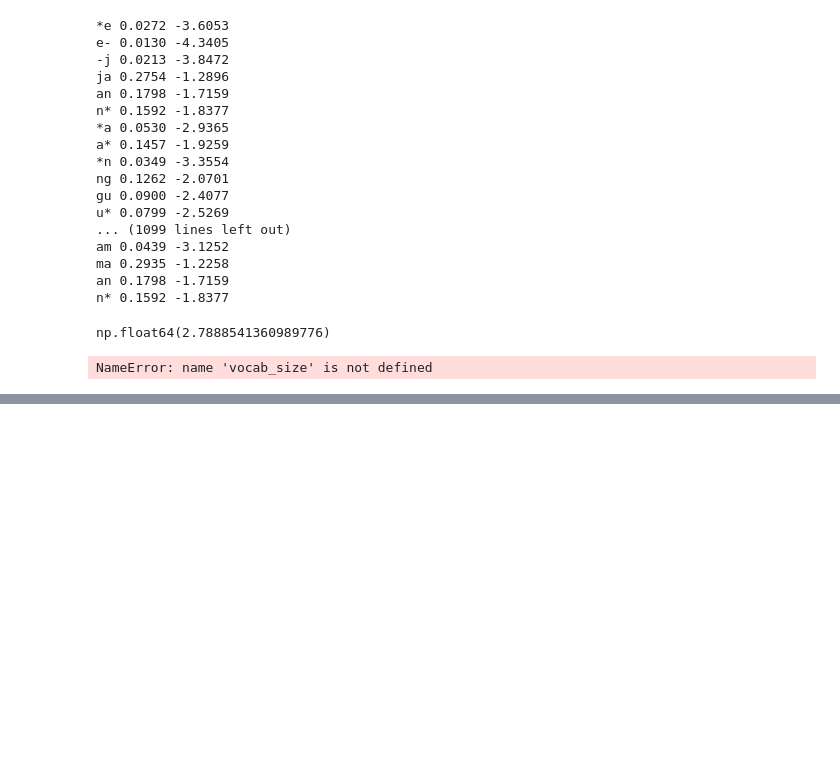
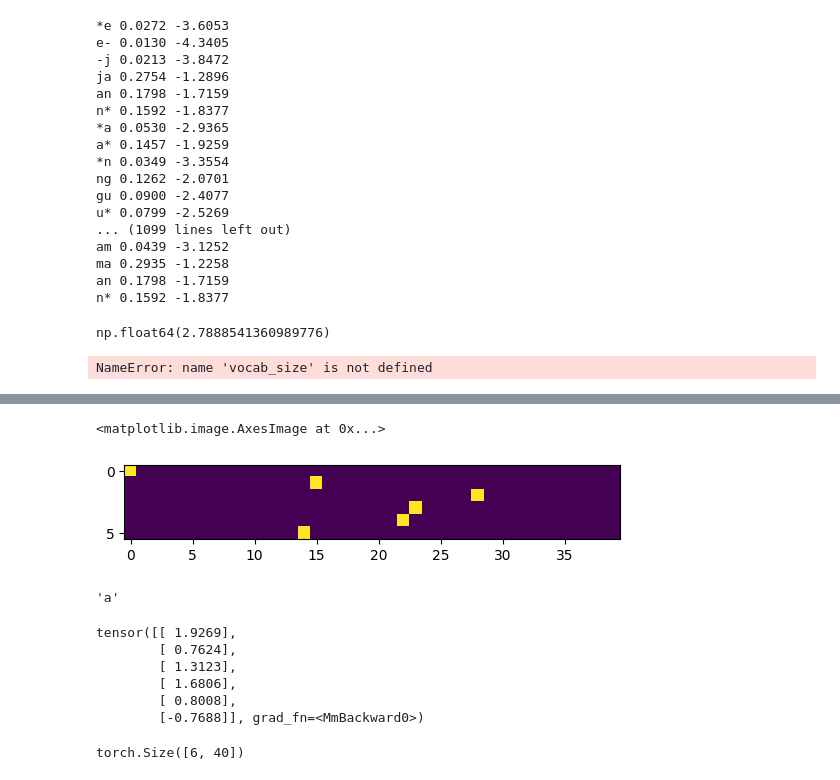
Before and after one commit to TCVM/LLM, a Jupyter notebook: makemore_bigramas_1.ipynb, the cells around one changed output, grey strips where cells are left out. Drawn from its saved outputs; the diff is of its cells as text; code cells hidden in the pictures; blank space fills up the shorter version.

```diff
--- a/makemore_bigramas_1.ipynb
+++ b/makemore_bigramas_1.ipynb
@@ -447,9 +447,12 @@ xs, ys = [], []
 # %%
-for d in dataset[:1]:
+xs, ys = [], []
+for d in dataset[3:4]:
     example = ['*'] + list(d) + ['*']
     for c1, c2 in zip(example, example[1:]):
         xs.append(ctoi[c1]) #x->vertical izquierda
         ys.append(ctoi[c2]) #y->vertical derecha
        #print(c1, c2)
-xs, ys #indice de caracter
+xs = torch.tensor(xs)
+ys = torch.tensor(ys)
+itoc[23]
 # %% [output]
@@ -468,0 +498,12 @@ m *
+# %%
+nclasses = len(charset)
+xenc = F.one_hot(xs, num_classes=nclasses).float()
+# %%
+plt.imshow(xenc)
+# %% [output]
+<matplotlib.image.AxesImage at 0x...>
+[figure, added]
+# %%
+itoc[14]
+# %% [output]
+'a'
@@ -468,0 +512,14 @@ m *
+# %%
+g = torch.Generator().manual_seed(42)
+W = torch.randn((nclasses, 1), generator=g, requires_grad=True)
+xenc @ W
+# (1, 40) * (40, 1) -> (1,1)
+
+#este modelo no funciona al tener solo un perceptron y ser deterministico, predice siempre lo mismo y nunca termina.
+# %% [output]
+tensor([[ 1.9269],
+        [ 0.7624],
+        [ 1.3123],
+        [ 1.6806],
+        [ 0.8008],
+        [-0.7688]], grad_fn=<MmBackward0>)
@@ -468,0 +529,8 @@ m *
+# %%
+g = torch.Generator().manual_seed(42)
+W = torch.randn((nclasses, nclasses), generator=g, requires_grad=True)
+W.shape
+(xenc @ W).shape
+# (6,40) @ (40, 40) -> (6, 40) (log counts - logaritmo de la cantidad de ocurrencias de un caracter)
+# %% [output]
+torch.Size([6, 40])
```
Also changed, not shown: parts of 28 cells of this notebook.
